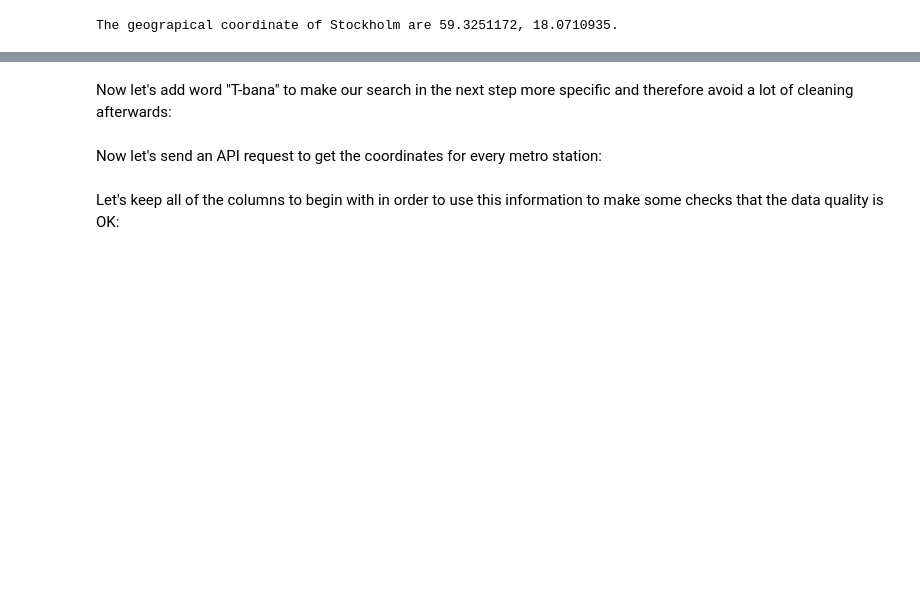
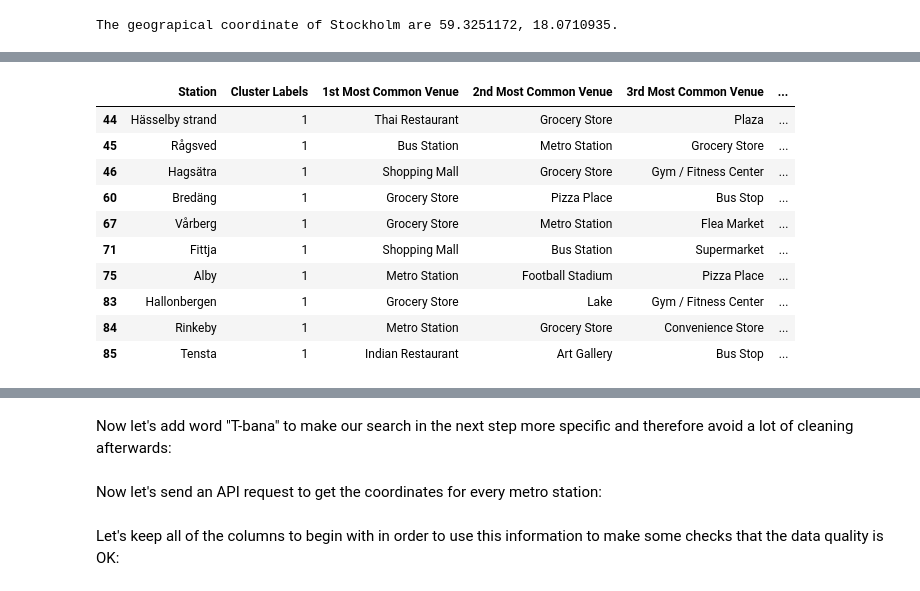
Before and after one commit to OxanaFalk/Coursera_Capstone, a Jupyter notebook: Draft notebook.ipynb, the cells around one changed output, grey strips where cells are left out. Drawn from its saved outputs; the diff is of its cells as text; code cells hidden in the pictures; blank space fills up the shorter version.

```diff
--- a/Draft notebook.ipynb
+++ b/Draft notebook.ipynb
@@ -172,0 +430,14 @@ See the caveats in the documentation: http://pandas.pydata.org/pandas-docs/stabl
+# %%
+sthlm_merged.loc[sthlm_merged['Cluster Labels'] == 1, sthlm_merged.columns[[0] + list(range(3, sthlm_merged.shape[1]))]]
+# %% [output]
+|  | Station | Cluster Labels | 1st Most Common Venue | 2nd Most Common Venue | 3rd Most Common Venue | ... |
+| 44 | Hässelby strand | 1 | Thai Restaurant | Grocery Store | Plaza | ... |
+| 45 | Rågsved | 1 | Bus Station | Metro Station | Grocery Store | ... |
+| 46 | Hagsätra | 1 | Shopping Mall | Grocery Store | Gym / Fitness Center | ... |
+| 60 | Bredäng | 1 | Grocery Store | Pizza Place | Bus Stop | ... |
+| 67 | Vårberg | 1 | Grocery Store | Metro Station | Flea Market | ... |
+| 71 | Fittja | 1 | Shopping Mall | Bus Station | Supermarket | ... |
+| 75 | Alby | 1 | Metro Station | Football Stadium | Pizza Place | ... |
+| 83 | Hallonbergen | 1 | Grocery Store | Lake | Gym / Fitness Center | ... |
+| 84 | Rinkeby | 1 | Metro Station | Grocery Store | Convenience Store | ... |
+| 85 | Tensta | 1 | Indian Restaurant | Art Gallery | Bus Stop | ... |
```
Also changed, not shown: parts of 45 cells of this notebook, 1 other file.
